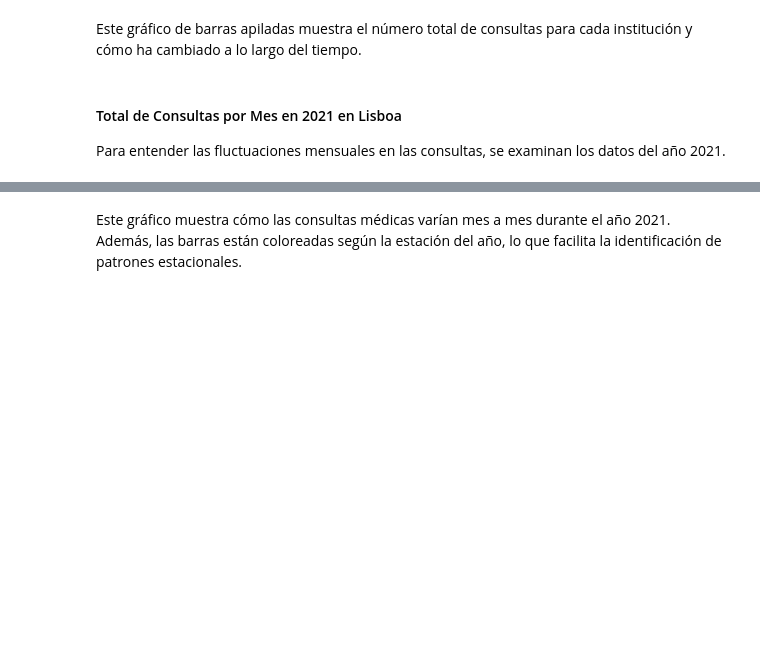
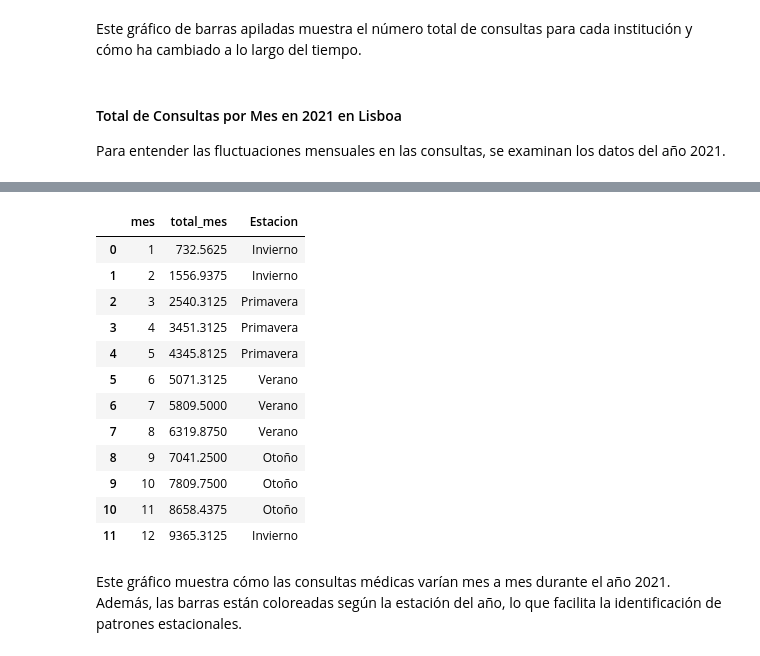
Before and after one commit to dardg24/eda_consultas_felicidad_prevalencia, a Jupyter notebook: EDA/notebooks/memoria.ipynb, the cells around one changed output, grey strips where cells are left out. Drawn from its saved outputs; the diff is of its cells as text; code cells hidden in the pictures; blank space fills up the shorter version.

```diff
--- a/EDA/notebooks/memoria.ipynb
+++ b/EDA/notebooks/memoria.ipynb
@@ -568,3 +624,19 @@ See the caveats in the documentation: https://pandas.pydata.org/pandas-docs/stab
+# %%
+df_2021_mes
+# %% [output]
+|  | mes | total_mes | Estacion |
+| 0 | 1 | 732.5625 | Invierno |
+| 1 | 2 | 1556.9375 | Invierno |
+| 2 | 3 | 2540.3125 | Primavera |
+| 3 | 4 | 3451.3125 | Primavera |
+| 4 | 5 | 4345.8125 | Primavera |
+| 5 | 6 | 5071.3125 | Verano |
+| 6 | 7 | 5809.5000 | Verano |
+| 7 | 8 | 6319.8750 | Verano |
+| 8 | 9 | 7041.2500 | Otoño |
+| 9 | 10 | 7809.7500 | Otoño |
+| 10 | 11 | 8658.4375 | Otoño |
+| 11 | 12 | 9365.3125 | Invierno |
 # %% [markdown]
 Este gráfico muestra cómo las consultas médicas varían mes a mes durante el año 2021. Además, las barras están coloreadas según la estación del año, lo que facilita la identificación de patrones estacionales.
 # %% [markdown]
```
Also changed, not shown: parts of 7 cells of this notebook.
